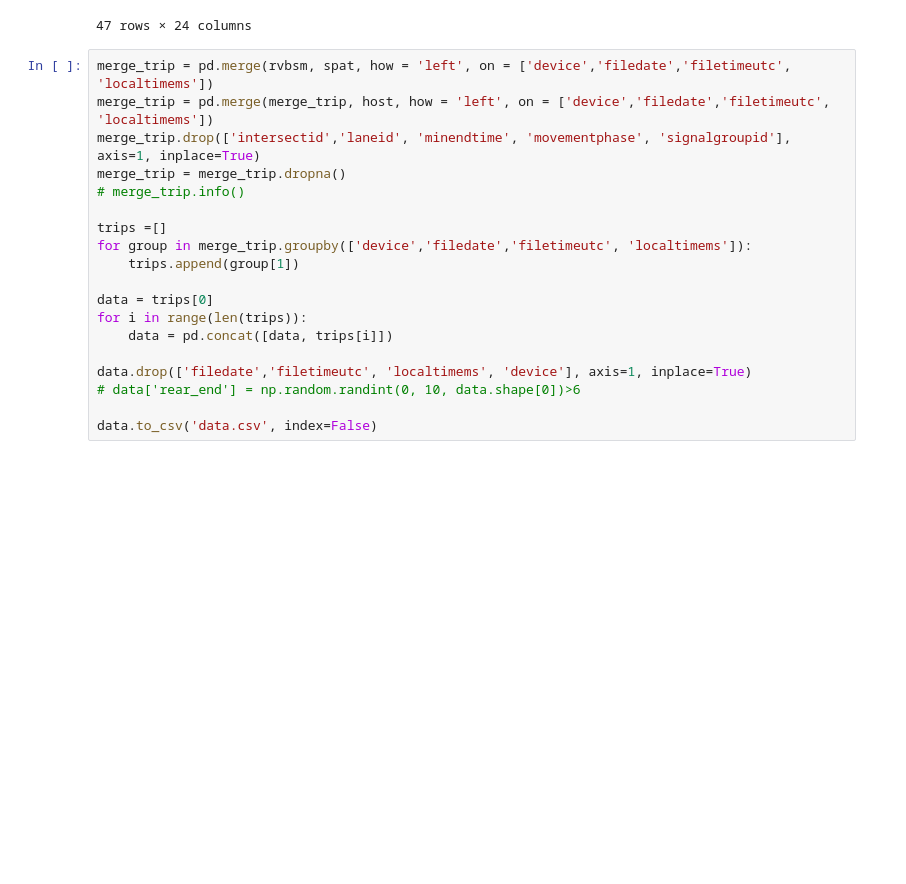
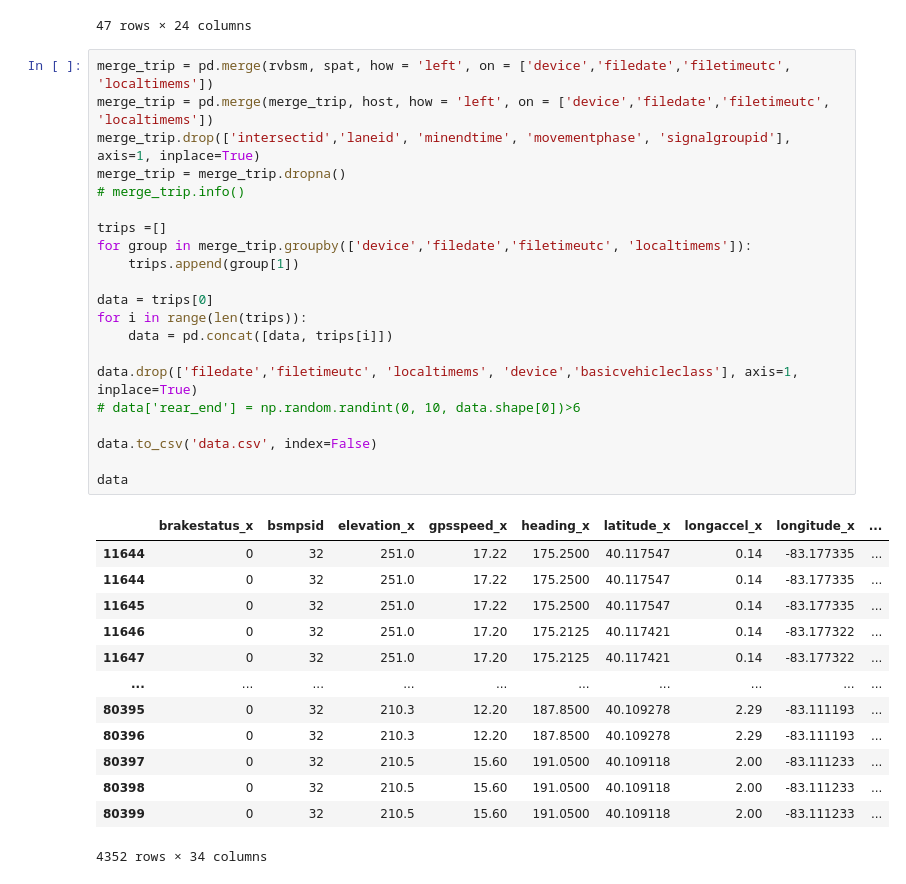
Before and after one commit to aglucky/HACK_IO_21, a Jupyter notebook: Data Stuff/Data Play.ipynb, the cells around one changed output. Drawn from its saved outputs; the diff is of its cells as text; blank space fills up the shorter version.

Commit message:
new data who dis

```diff
--- a/Data Stuff/Data Play.ipynb
+++ b/Data Stuff/Data Play.ipynb
@@ -52,21 +52,37 @@ summary[summary['numwarnings'] >0]
 # %%
 merge_trip = pd.merge(rvbsm, spat, how = 'left', on = ['device','filedate','filetimeutc', 'localtimems'])
 merge_trip = pd.merge(merge_trip, host, how = 'left', on = ['device','filedate','filetimeutc', 'localtimems'])
 merge_trip.drop(['intersectid','laneid', 'minendtime', 'movementphase', 'signalgroupid'], axis=1, inplace=True)
 merge_trip = merge_trip.dropna()
 # merge_trip.info()
 
 trips =[]
 for group in merge_trip.groupby(['device','filedate','filetimeutc', 'localtimems']):
     trips.append(group[1])
 
 data = trips[0]
 for i in range(len(trips)):
     data = pd.concat([data, trips[i]])
 
-data.drop(['filedate','filetimeutc', 'localtimems', 'device'], axis=1, inplace=True)
+data.drop(['filedate','filetimeutc', 'localtimems', 'device','basicvehicleclass'], axis=1, inplace=True)
 # data['rear_end'] = np.random.randint(0, 10, data.shape[0])>6
 
 data.to_csv('data.csv', index=False)
+
+data
+# %% [output]
+|  | brakestatus_x | bsmpsid | elevation_x | gpsspeed_x | heading_x | latitude_x | longaccel_x | longitude_x | ... |
+| 11644 | 0 | 32 | 251.0 | 17.22 | 175.2500 | 40.117547 | 0.14 | -83.177335 | ... |
+| 11644 | 0 | 32 | 251.0 | 17.22 | 175.2500 | 40.117547 | 0.14 | -83.177335 | ... |
+| 11645 | 0 | 32 | 251.0 | 17.22 | 175.2500 | 40.117547 | 0.14 | -83.177335 | ... |
+| 11646 | 0 | 32 | 251.0 | 17.20 | 175.2125 | 40.117421 | 0.14 | -83.177322 | ... |
+| 11647 | 0 | 32 | 251.0 | 17.20 | 175.2125 | 40.117421 | 0.14 | -83.177322 | ... |
+| ... | ... | ... | ... | ... | ... | ... | ... | ... | ... |
+| 80395 | 0 | 32 | 210.3 | 12.20 | 187.8500 | 40.109278 | 2.29 | -83.111193 | ... |
+| 80396 | 0 | 32 | 210.3 | 12.20 | 187.8500 | 40.109278 | 2.29 | -83.111193 | ... |
+| 80397 | 0 | 32 | 210.5 | 15.60 | 191.0500 | 40.109118 | 2.00 | -83.111233 | ... |
+| 80398 | 0 | 32 | 210.5 | 15.60 | 191.0500 | 40.109118 | 2.00 | -83.111233 | ... |
+| 80399 | 0 | 32 | 210.5 | 15.60 | 191.0500 | 40.109118 | 2.00 | -83.111233 | ... |
+4352 rows × 34 columns
 # %%
 #split data into train and test
```
Also changed, not shown: parts of 1 cell of this notebook, 1 other file.
